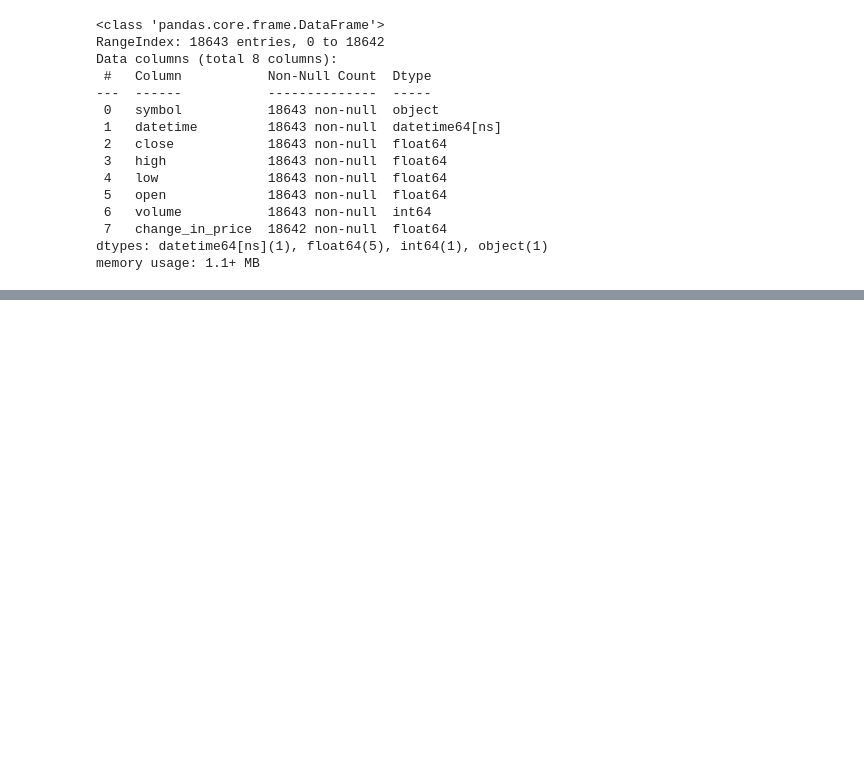
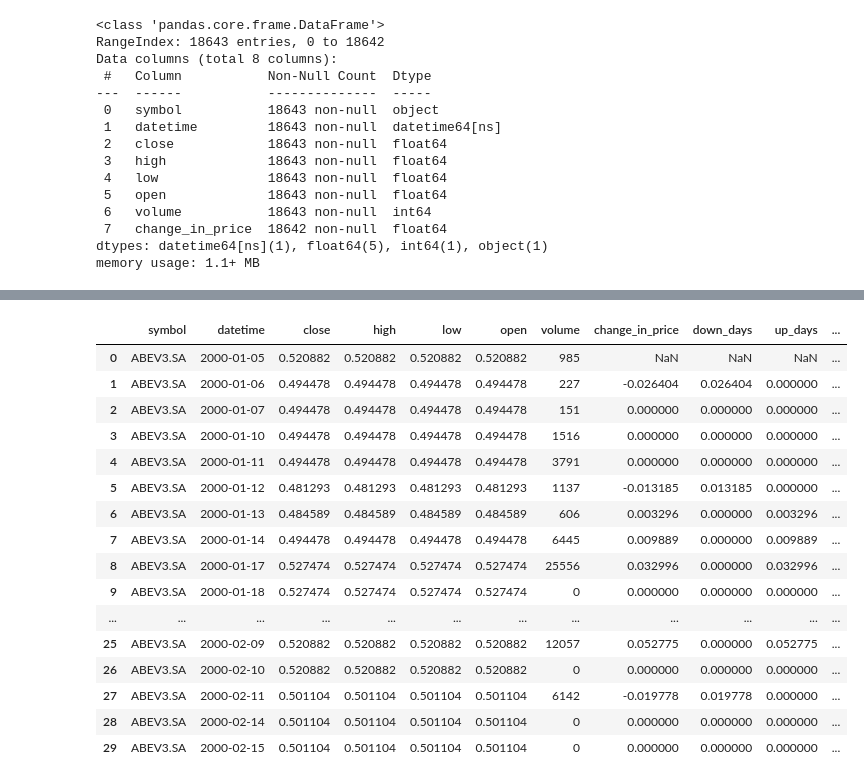
Before and after one commit to Bruno-Santana-Eco/TCC_Machine_learning, a Jupyter notebook: Random Forest.ipynb, the cells around one changed output, grey strips where cells are left out. Cells and saved outputs as stored; diff of their text form; code cells hidden in the pictures; blank space fills up the shorter version.

```diff
--- a/Random Forest.ipynb
+++ b/Random Forest.ipynb
@@ -53,0 +68,9 @@ memory usage: 1.1+ MB
+# %%
+# identify rows where the symbol changes
+mask = price_data['symbol'] != price_data['symbol'].shift(1)
+
+# For those rows, let's make the value null
+price_data['change_in_price'] = np.where(mask == True, np.nan, price_data['change_in_price'])
+
+# print the rows that have a null value, should only be 5
+price_data[price_data.isna().any(axis = 1)]
@@ -53,0 +97,51 @@ memory usage: 1.1+ MB
+# %%
+# Calculate the 14 day RSI
+n = 14
+
+# First make a copy of the data frame twice
+up_df, down_df = price_data[['symbol','change_in_price']].copy(), price_data[['symbol','change_in_price']].copy()
+
+# For up days, if the change is less than 0 set to 0.
+up_df.loc['change_in_price'] = up_df.loc[(up_df['change_in_price'] < 0), 'change_in_price'] = 0
+
+# For down days, if the change is greater than 0 set to 0.
+down_df.loc['change_in_price'] = down_df.loc[(down_df['change_in_price'] > 0), 'change_in_price'] = 0
+
+# We need change in price to be absolute.
+down_df['change_in_price'] = down_df['change_in_price'].abs()
+
+# Calculate the EWMA (Exponential Weighted Moving Average), meaning older values are given less weight compared to newer values.
+ewma_up = up_df.groupby('symbol')['change_in_price'].transform(lambda x: x.ewm(span = n).mean())
+ewma_down = down_df.groupby('symbol')['change_in_price'].transform(lambda x: x.ewm(span = n).mean())
+
+# Calculate the Relative Strength
+relative_strength = ewma_up / ewma_down
+
+# Calculate the Relative Strength Index
+relative_strength_index = 100.0 - (100.0 / (1.0 + relative_strength))
+
+# Add the info to the data frame.
+price_data['down_days'] = down_df['change_in_price']
+price_data['up_days'] = up_df['change_in_price']
+price_data['RSI'] = relative_strength_index
+
+# Display the head.
+price_data.head(30)
+# %% [output]
+|  | symbol | datetime | close | high | low | open | volume | change_in_price | down_days | up_days | ... |
+| 0 | ABEV3.SA | 2000-01-05 | 0.520882 | 0.520882 | 0.520882 | 0.520882 | 985 | NaN | NaN | NaN | ... |
+| 1 | ABEV3.SA | 2000-01-06 | 0.494478 | 0.494478 | 0.494478 | 0.494478 | 227 | -0.026404 | 0.026404 | 0.000000 | ... |
+| 2 | ABEV3.SA | 2000-01-07 | 0.494478 | 0.494478 | 0.494478 | 0.494478 | 151 | 0.000000 | 0.000000 | 0.000000 | ... |
+| 3 | ABEV3.SA | 2000-01-10 | 0.494478 | 0.494478 | 0.494478 | 0.494478 | 1516 | 0.000000 | 0.000000 | 0.000000 | ... |
+| 4 | ABEV3.SA | 2000-01-11 | 0.494478 | 0.494478 | 0.494478 | 0.494478 | 3791 | 0.000000 | 0.000000 | 0.000000 | ... |
+| 5 | ABEV3.SA | 2000-01-12 | 0.481293 | 0.481293 | 0.481293 | 0.481293 | 1137 | -0.013185 | 0.013185 | 0.000000 | ... |
+| 6 | ABEV3.SA | 2000-01-13 | 0.484589 | 0.484589 | 0.484589 | 0.484589 | 606 | 0.003296 | 0.000000 | 0.003296 | ... |
+| 7 | ABEV3.SA | 2000-01-14 | 0.494478 | 0.494478 | 0.494478 | 0.494478 | 6445 | 0.009889 | 0.000000 | 0.009889 | ... |
+| 8 | ABEV3.SA | 2000-01-17 | 0.527474 | 0.527474 | 0.527474 | 0.527474 | 25556 | 0.032996 | 0.000000 | 0.032996 | ... |
+| 9 | ABEV3.SA | 2000-01-18 | 0.527474 | 0.527474 | 0.527474 | 0.527474 | 0 | 0.000000 | 0.000000 | 0.000000 | ... |
+| ... | ... | ... | ... | ... | ... | ... | ... | ... | ... | ... | ... |
+| 25 | ABEV3.SA | 2000-02-09 | 0.520882 | 0.520882 | 0.520882 | 0.520882 | 12057 | 0.052775 | 0.000000 | 0.052775 | ... |
+| 26 | ABEV3.SA | 2000-02-10 | 0.520882 | 0.520882 | 0.520882 | 0.520882 | 0 | 0.000000 | 0.000000 | 0.000000 | ... |
+| 27 | ABEV3.SA | 2000-02-11 | 0.501104 | 0.501104 | 0.501104 | 0.501104 | 6142 | -0.019778 | 0.019778 | 0.000000 | ... |
+| 28 | ABEV3.SA | 2000-02-14 | 0.501104 | 0.501104 | 0.501104 | 0.501104 | 0 | 0.000000 | 0.000000 | 0.000000 | ... |
+| 29 | ABEV3.SA | 2000-02-15 | 0.501104 | 0.501104 | 0.501104 | 0.501104 | 0 | 0.000000 | 0.000000 | 0.000000 | ... |
```
Also changed, not shown: parts of 19 cells of this notebook.
